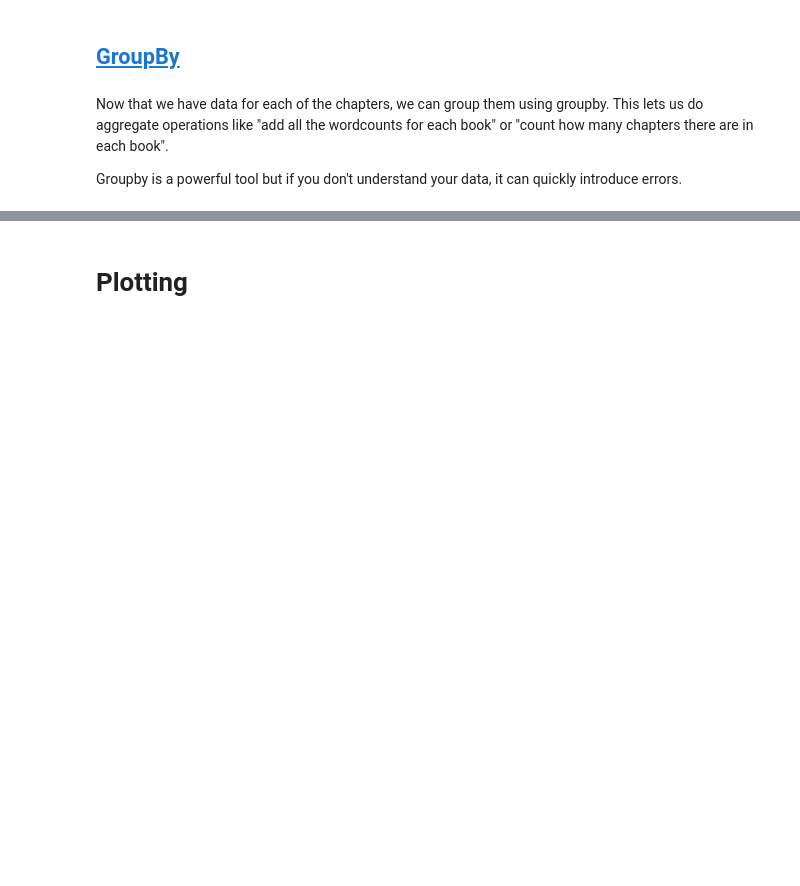
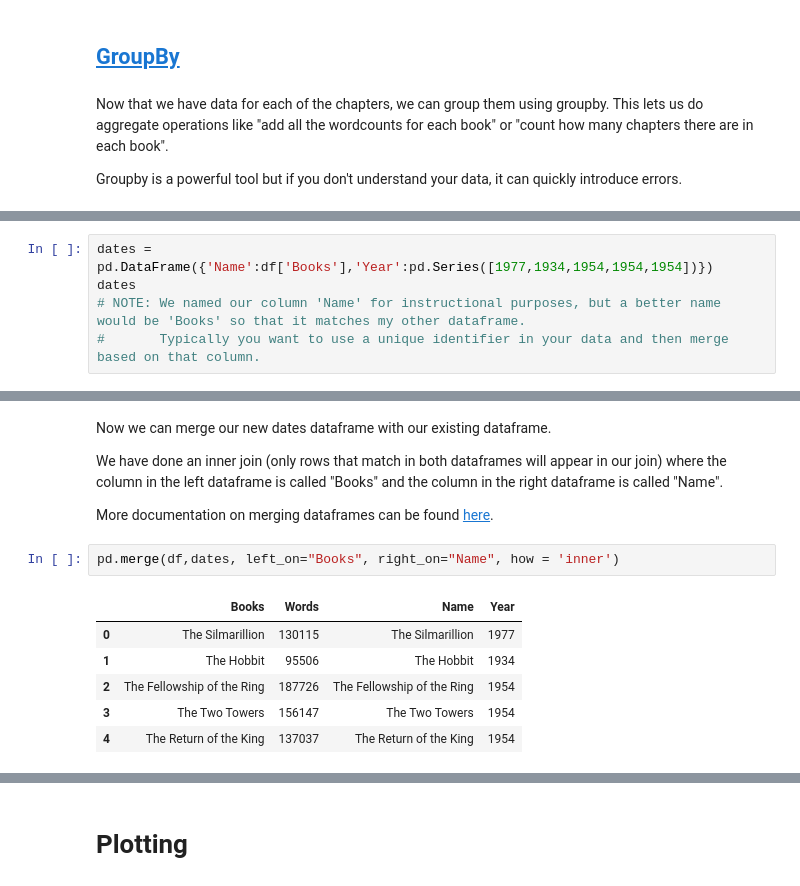
Before and after one commit to SouthernMethodistUniversity/text_mining_with_python, a Jupyter notebook: intro_to_python.ipynb, the cells around one changed output, grey strips where cells are left out. Drawn from its saved outputs; the diff is of its cells as text; blank space fills up the shorter version.

Commit message:
Added Join and select to intro

```diff
--- a/intro_to_python.ipynb
+++ b/intro_to_python.ipynb
@@ -369,0 +506,5 @@ data.groupby(by='CollectionName').sum()
+# %%
+dates = pd.DataFrame({'Name':df['Books'],'Year':pd.Series([1977,1934,1954,1954,1954])})
+dates
+# NOTE: We named our column 'Name' for instructional purposes, but a better name would be 'Books' so that it matches my other dataframe.
+#       Typically you want to use a unique identifier in your data and then merge based on that column.
@@ -369,0 +518,15 @@ data.groupby(by='CollectionName').sum()
+# %% [markdown]
+Now we can merge our new dates dataframe with our existing dataframe.
+
+We have done an inner join (only rows that match in both dataframes will appear in our join) where the column in the left dataframe is called "Books" and the column in the right dataframe is called "Name".
+
+More documentation on merging dataframes can be found [here](https://pandas.pydata.org/pandas-docs/stable/reference/api/pandas.DataFrame.merge.html).
+# %%
+pd.merge(df,dates, left_on="Books", right_on="Name", how = 'inner')
+# %% [output]
+|  | Books | Words | Name | Year |
+| 0 | The Silmarillion | 130115 | The Silmarillion | 1977 |
+| 1 | The Hobbit | 95506 | The Hobbit | 1934 |
+| 2 | The Fellowship of the Ring | 187726 | The Fellowship of the Ring | 1954 |
+| 3 | The Two Towers | 156147 | The Two Towers | 1954 |
+| 4 | The Return of the King | 137037 | The Return of the King | 1954 |
```
Also changed, not shown: parts of 39 cells of this notebook, 2 other files.
